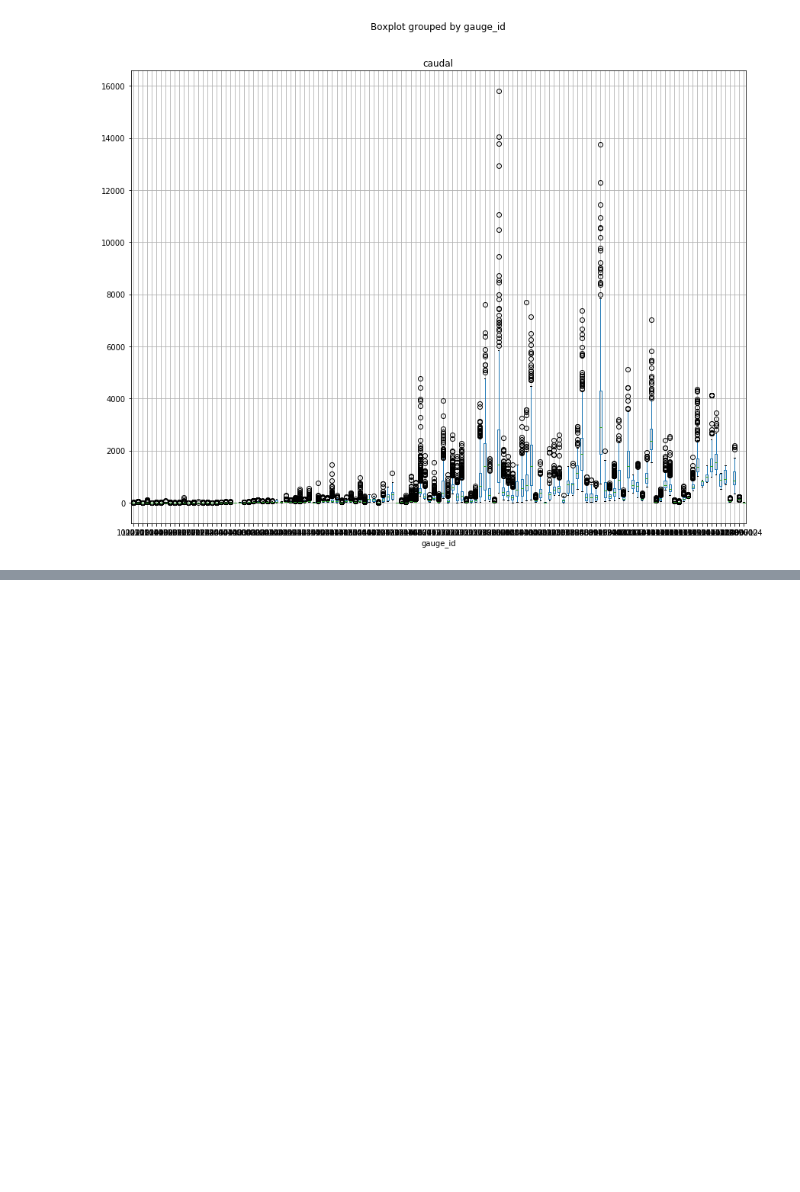
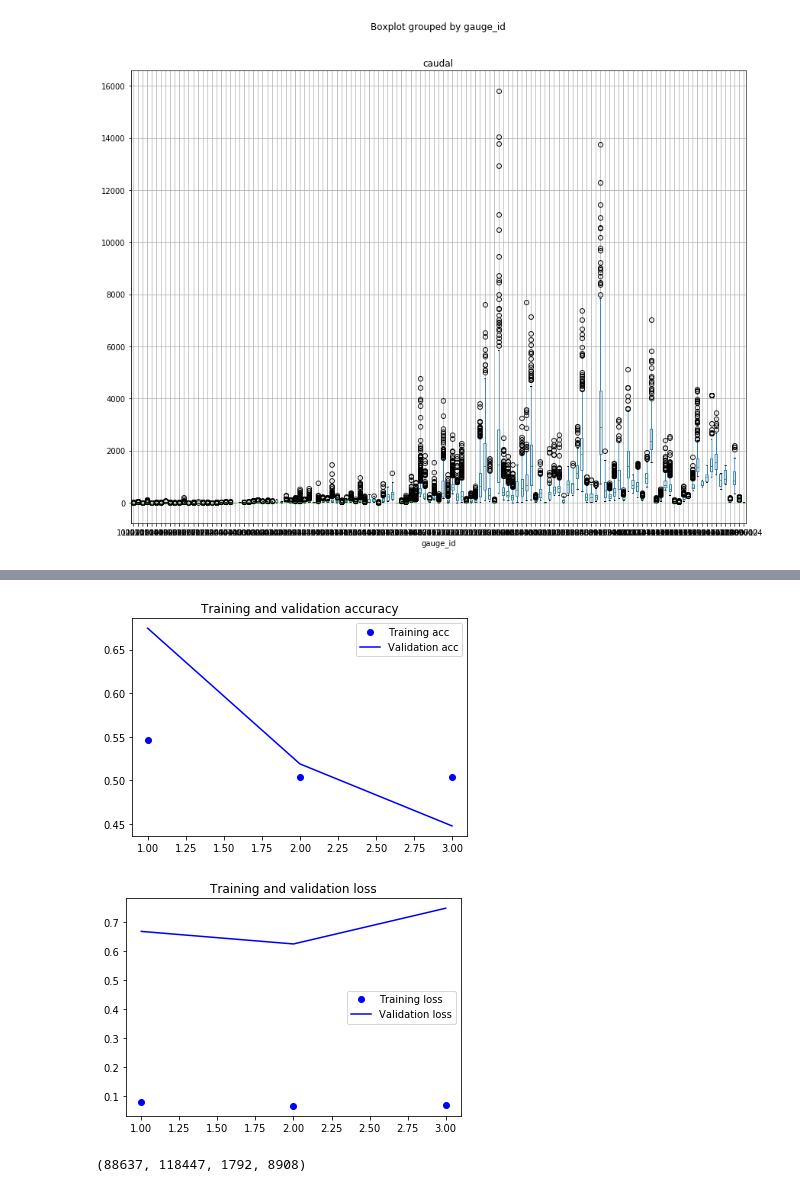
Before and after one commit to Codegn/desafio_spike_oct_2019, a Jupyter notebook: respuesta_desafio_spike.ipynb, the cells around one changed output, grey strips where cells are left out. Saved outputs shown, nothing was run; the diff lists cells and outputs as text; code cells hidden in the pictures; blank space fills up the shorter version.

```diff
--- a/respuesta_desafio_spike.ipynb
+++ b/respuesta_desafio_spike.ipynb
@@ -242,0 +355,2 @@ df[df['caudal_extremo'] == 1].boxplot(column='caudal', by='gauge_id', figsize=(1
+# %%
+df_2 = df[(df['len_seq'] == 7)].copy()
@@ -242,0 +392,9 @@ df[df['caudal_extremo'] == 1].boxplot(column='caudal', by='gauge_id', figsize=(1
+# %%
+from keras.models import Sequential
+from keras.layers import Embedding, Flatten, Dense, LSTM
+
+units = 32 # more implies more complexity, unrelated with len of seq
+
+model = Sequential()
+model.add(LSTM(units, dropout=0.2, recurrent_dropout=0.2, activation='relu', input_shape=(7, 1)))
+model.add(Dense(1, activation='sigmoid'))
@@ -242,0 +405,13 @@ df[df['caudal_extremo'] == 1].boxplot(column='caudal', by='gauge_id', figsize=(1
+# %%
+class_weight = {0: peso_0,
+                1: 1.}
+# %%
+model.compile(optimizer='rmsprop',
+              loss='binary_crossentropy',
+              metrics=['acc'])
+history = model.fit(X_train, y_train,
+                    epochs=3,
+                    batch_size=32,
+                    validation_data=(X_valid, y_valid),
+                    class_weight=class_weight)
+model.save("rnn_lstm_caudal_extremo_v1.h5")
@@ -242,0 +426,34 @@ df[df['caudal_extremo'] == 1].boxplot(column='caudal', by='gauge_id', figsize=(1
+# %%
+acc = history.history['acc']
+val_acc = history.history['val_acc']
+loss = history.history['loss']
+val_loss = history.history['val_loss']
+
+epochs = range(1, len(acc) + 1)
+
+plt.plot(epochs, acc, 'bo', label='Training acc')
+plt.plot(epochs, val_acc, 'b', label='Validation acc')
+plt.title('Training and validation accuracy')
+plt.legend()
+
+plt.figure()
+
+plt.plot(epochs, loss, 'bo', label='Training loss')
+plt.plot(epochs, val_loss, 'b', label='Validation loss')
+plt.title('Training and validation loss')
+plt.legend()
+
+plt.show()
+# %% [output]
+[figure, added]
+[figure, added]
+# %%
+from sklearn.metrics import confusion_matrix
+
+y_valid_hat =  model.predict_classes(X_valid)
+
+tn, fp, fn, tp = confusion_matrix(y_valid, y_valid_hat).ravel()
+
+(tn, fp, fn, tp)
+# %% [output]
+(88637, 118447, 1792, 8908)
```
Also changed, not shown: parts of 38 cells of this notebook, 3 other files.
